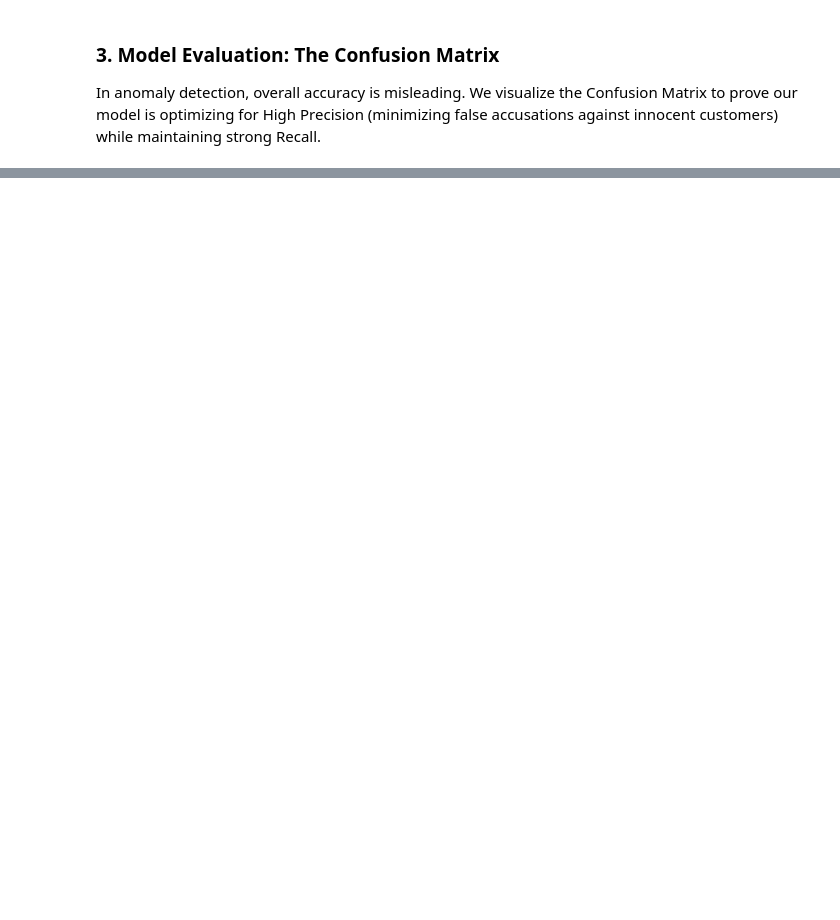
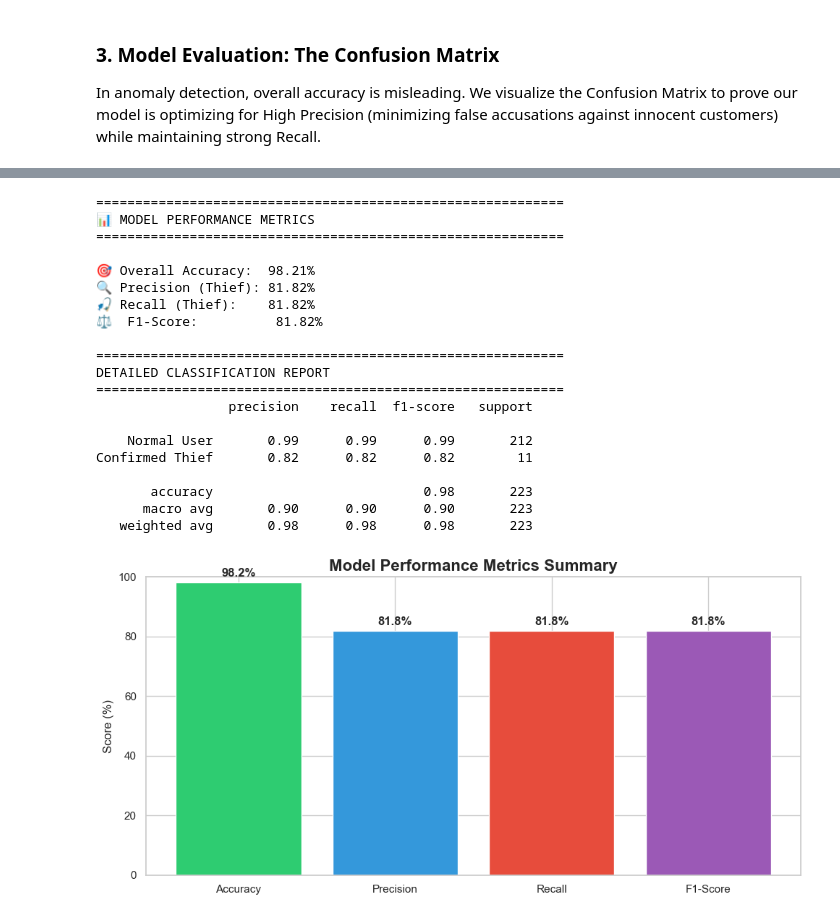
Before and after one commit to PiyushBhavsar22/Detection-of-Abnormal-Electricity-Consumption-Patterns-Using-Data-Mining-Techniques, a Jupyter notebook: Data_Mining_Visualizations.ipynb, the cells around one changed output, grey strips where cells are left out. Saved outputs shown, nothing was run; the diff lists cells and outputs as text; code cells hidden in the pictures; blank space fills up the shorter version.

```diff
--- a/Data_Mining_Visualizations.ipynb
+++ b/Data_Mining_Visualizations.ipynb
@@ -120,0 +217,66 @@ plt.show()
+# %%
+from sklearn.metrics import classification_report, precision_score, recall_score, f1_score, accuracy_score
+
+# Generate predictions
+y_pred = rf_model.predict(X_test)
+
+# Calculate individual metrics
+accuracy = accuracy_score(y_test, y_pred)
+precision = precision_score(y_test, y_pred)
+recall = recall_score(y_test, y_pred)
+f1 = f1_score(y_test, y_pred)
+
+# Display metrics in a clean format
+print("=" * 60)
+print("📊 MODEL PERFORMANCE METRICS")
+print("=" * 60)
+print(f"\n🎯 Overall Accuracy:  {accuracy * 100:.2f}%")
+print(f"🔍 Precision (Thief): {precision * 100:.2f}%")
+print(f"🎣 Recall (Thief):    {recall * 100:.2f}%")
+print(f"⚖️  F1-Score:          {f1 * 100:.2f}%")
+print("\n" + "=" * 60)
+print("DETAILED CLASSIFICATION REPORT")
+print("=" * 60)
+print(classification_report(y_test, y_pred, target_names=["Normal User", "Confirmed Thief"]))
+
+# Create a visual bar chart of metrics
+metrics_df = pd.DataFrame({
+    'Metric': ['Accuracy', 'Precision', 'Recall', 'F1-Score'],
+    'Score': [accuracy, precision, recall, f1]
+})
+
+plt.figure(figsize=(10, 5))
+bars = plt.bar(metrics_df['Metric'], metrics_df['Score'] * 100, color=['#2ecc71', '#3498db', '#e74c3c', '#9b59b6'])
+plt.ylim(0, 100)
+plt.ylabel('Score (%)', fontsize=12)
+plt.title('Model Performance Metrics Summary', fontsize=16, fontweight='bold')
+
+# Add value labels on bars
+for bar, score in zip(bars, metrics_df['Score']):
+    plt.text(bar.get_x() + bar.get_width()/2, bar.get_height() + 2,
+             f'{score*100:.1f}%', ha='center', fontsize=12, fontweight='bold')
+
+plt.tight_layout()
+plt.show()
+# %% [output]
+============================================================
+📊 MODEL PERFORMANCE METRICS
+============================================================
+
+🎯 Overall Accuracy:  98.21%
+🔍 Precision (Thief): 81.82%
+🎣 Recall (Thief):    81.82%
+⚖️  F1-Score:          81.82%
+
+============================================================
+DETAILED CLASSIFICATION REPORT
+============================================================
+                 precision    recall  f1-score   support
+
+    Normal User       0.99      0.99      0.99       212
+Confirmed Thief       0.82      0.82      0.82        11
+
+       accuracy                           0.98       223
+      macro avg       0.90      0.90      0.90       223
+   weighted avg       0.98      0.98      0.98       223
+[figure, added]
```
Also changed, not shown: parts of 16 cells of this notebook.
